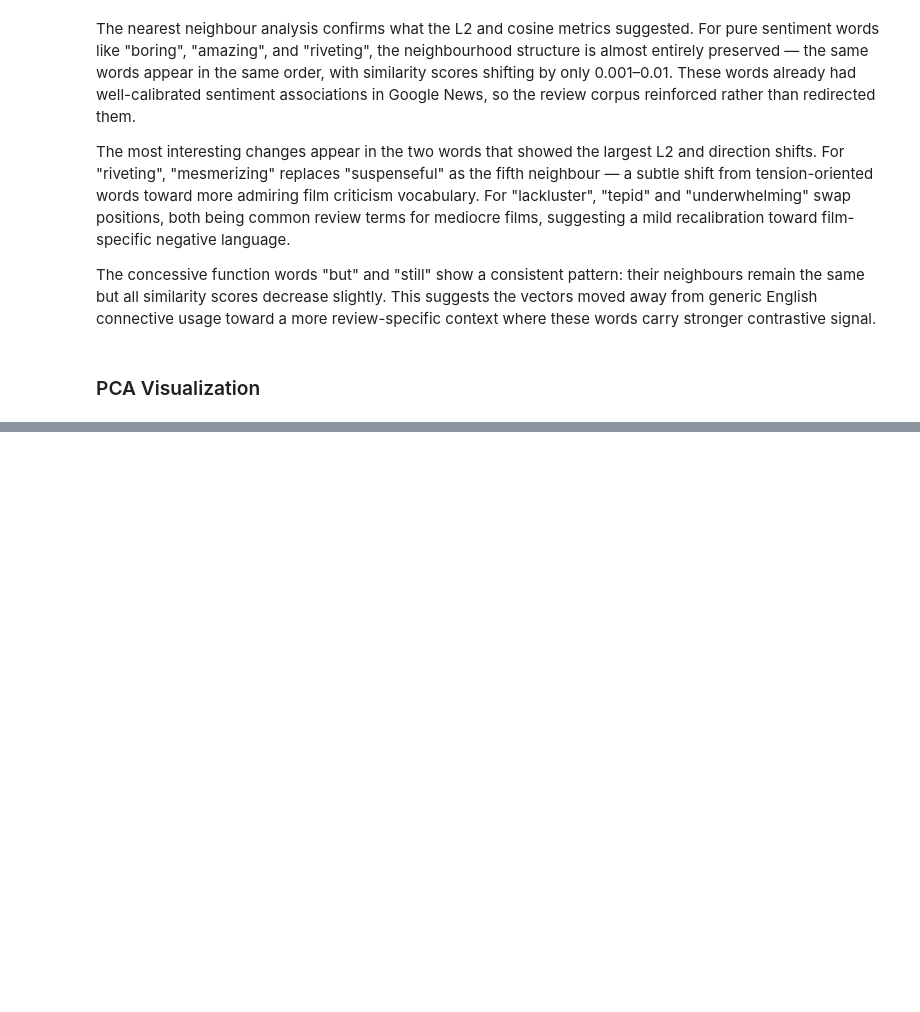
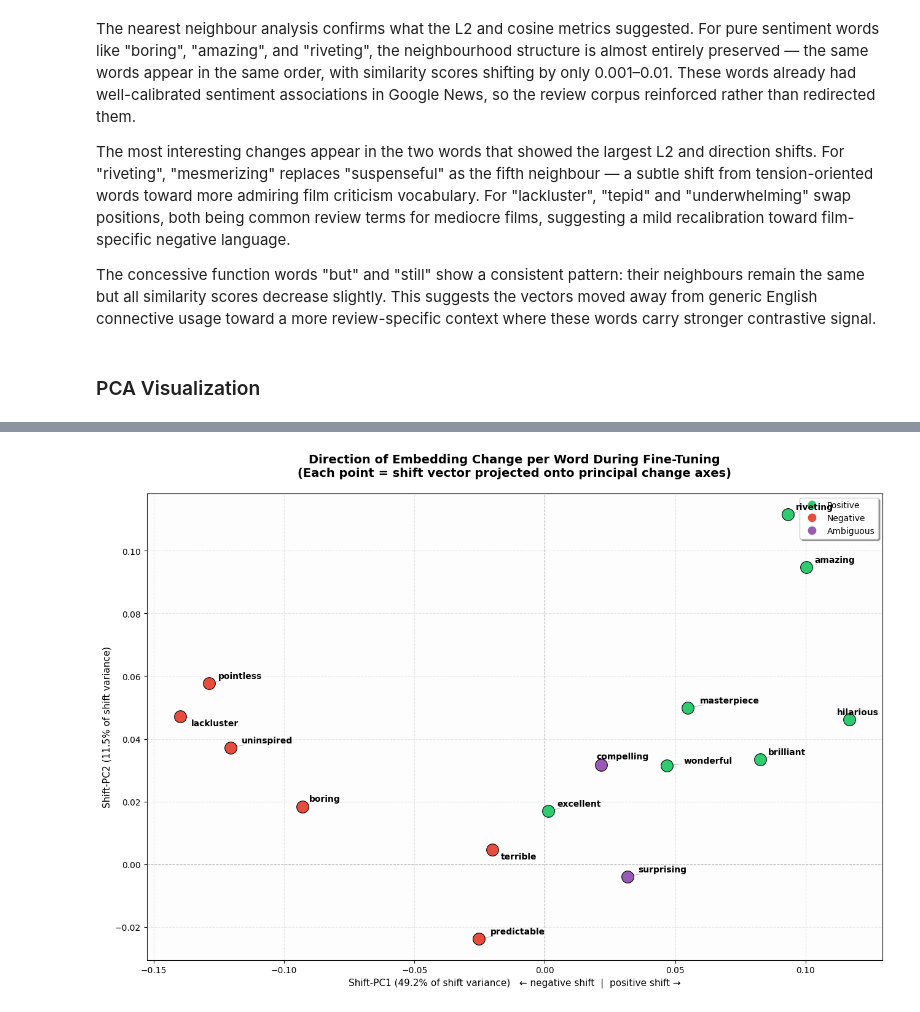
Before and after one commit to NikolozDarsalia/movie-sentiment-analysis, a Jupyter notebook: sentiment_analysis.ipynb, the cells around one changed output, grey strips where cells are left out. Cells and saved outputs as stored; diff of their text form; code cells hidden in the pictures; blank space fills up the shorter version.

Commit message:
updated PCA related chart based on shift vectors

```diff
--- a/sentiment_analysis.ipynb
+++ b/sentiment_analysis.ipynb
@@ -2337,12 +2336,14 @@ The concessive function words "but" and "still" show a consistent pattern: their
 # %%
 # A curated list of words likely to show interesting shifts during fine-tuning
 interesting_words = [
-    # Positive
-    'excellent', 'masterpiece', 'brilliant', 'wonderful', 'engaging',
-    # Negative
-    'terrible', 'awful', 'boring', 'disappointing', 'predictable',
-    # Potentially shifted — appear in both contexts
-    'riveting', 'lackluster', 'formulaic', 'familiar',
+    # Positives
+    'excellent', 'masterpiece', 'brilliant', 'wonderful', 'riveting',
+    # Negatives
+    'boring', 'lackluster', 'predictable', 'terrible',
+    # From top-shifted list — strong, unambiguous film criticism words
+    'pointless', 'uninspired', 'amazing', 'hilarious',
+    # Ambiguous — to show how they resolve
+    'compelling', 'surprising',
 ]
 
 # Convert words to indices using your tokenizer
@@ -2494,0 +2361,77 @@ The y-axis (Shift-PC2, 11.5%) is a secondary direction of change. Words like "ri
+# %%
+from sklearn.decomposition import PCA
+from matplotlib.lines import Line2D
+from adjustText import adjust_text
+import numpy as np
+import matplotlib.pyplot as plt
+
+
+category_colors = {
+    'excellent':   '#2ecc71', 'masterpiece': '#2ecc71', 'brilliant':  '#2ecc71',
+    'wonderful':   '#2ecc71', 'riveting':    '#2ecc71', 'amazing':    '#2ecc71',
+    'hilarious':   '#2ecc71',
+    'boring':      '#e74c3c', 'lackluster':  '#e74c3c', 'predictable':'#e74c3c',
+    'terrible':    '#e74c3c', 'pointless':   '#e74c3c', 'uninspired': '#e74c3c',
+    'compelling':  '#9b59b6', 'surprising':  '#9b59b6',
+}
+
+
+# ── PCA fitted on shift vectors of all top-K words ────────────────────────────
+shift_vectors = embeddings_after[1:K+1] - embeddings_before[1:K+1]
+pca_shift     = PCA(n_components=2, random_state=SEED)
+pca_shift.fit(shift_vectors)
+
+print(f"Shift-PC1 variance explained: {pca_shift.explained_variance_ratio_[0]:.1%}")
+print(f"Shift-PC2 variance explained: {pca_shift.explained_variance_ratio_[1]:.1%}")
+
+# ── Project shift vectors directly ───────────────────────────────────────────
+shift_target = embeddings_after[target_indices] - embeddings_before[target_indices]
+coords_2d    = pca_shift.transform(shift_target)
+
+# ── Report shift magnitudes ───────────────────────────────────────────────────
+lengths = np.linalg.norm(coords_2d, axis=1)
+print(f"\n{'Word':<15} {'2D magnitude':>12}  {'(x, y)'}")
+print("-" * 50)
+for i in np.argsort(lengths)[::-1]:
+    print(f"  {found_words[i]:<15} {lengths[i]:10.4f}  "
+          f"({coords_2d[i,0]:+.4f}, {coords_2d[i,1]:+.4f})")
+
+# ── Plot ──────────────────────────────────────────────────────────────────────
+fig, ax = plt.subplots(figsize=(13, 9))
+texts   = []
+
+for i, word in enumerate(found_words):
+    color = category_colors.get(word, 'gray')
+    ax.scatter(coords_2d[i, 0], coords_2d[i, 1], s=200, color=color,
+               alpha=1.0, edgecolors='k', lw=0.8, zorder=5)
+    texts.append(ax.text(coords_2d[i, 0], coords_2d[i, 1], word,
+                         fontsize=10, fontweight='bold', zorder=6))
+
+ax.axhline(0, color='gray', lw=0.8, linestyle='--', alpha=0.5)
+ax.axvline(0, color='gray', lw=0.8, linestyle='--', alpha=0.5)
+
+adjust_text(texts, x=coords_2d[:, 0], y=coords_2d[:, 1], ax=ax,
+            expand=(1.3, 1.5),
+            arrowprops=dict(arrowstyle='-', color='gray', lw=0.6, alpha=0.6))
+
+legend_elements = [
+    Line2D([0],[0], marker='o', color='w', markerfacecolor='#2ecc71',
+           markersize=11, label='Positive'),
+    Line2D([0],[0], marker='o', color='w', markerfacecolor='#e74c3c',
+           markersize=11, label='Negative'),
+    Line2D([0],[0], marker='o', color='w', markerfacecolor='#9b59b6',
+           markersize=11, label='Ambiguous'),
+]
+ax.legend(handles=legend_elements, loc='upper right', frameon=True, shadow=True)
+ax.set_title("Direction of Embedding Change per Word During Fine-Tuning\n"
+             "(Each point = shift vector projected onto principal change axes)",
+             fontsize=14, fontweight='bold', pad=20)
+ax.set_xlabel(f"Shift-PC1 ({pca_shift.explained_variance_ratio_[0]:.1%} of shift variance)"
+              f"   ← negative shift  |  positive shift →", fontsize=11)
+ax.set_ylabel(f"Shift-PC2 ({pca_shift.explained_variance_ratio_[1]:.1%} of shift variance)",
+              fontsize=11)
+ax.grid(True, linestyle='--', alpha=0.3)
+ax.set_facecolor('#fdfdfd')
+plt.tight_layout()
+plt.show()
+# %% [output]
@@ -2494,0 +2458 @@ The y-axis (Shift-PC2, 11.5%) is a secondary direction of change. Words like "ri
+[figure, added]
```
Also changed, not shown: parts of 5 cells of this notebook.
